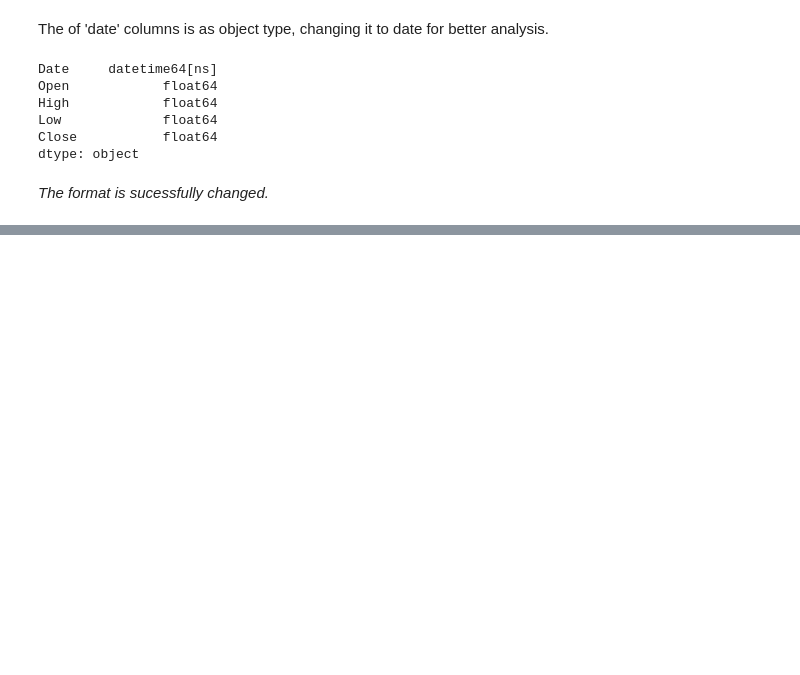
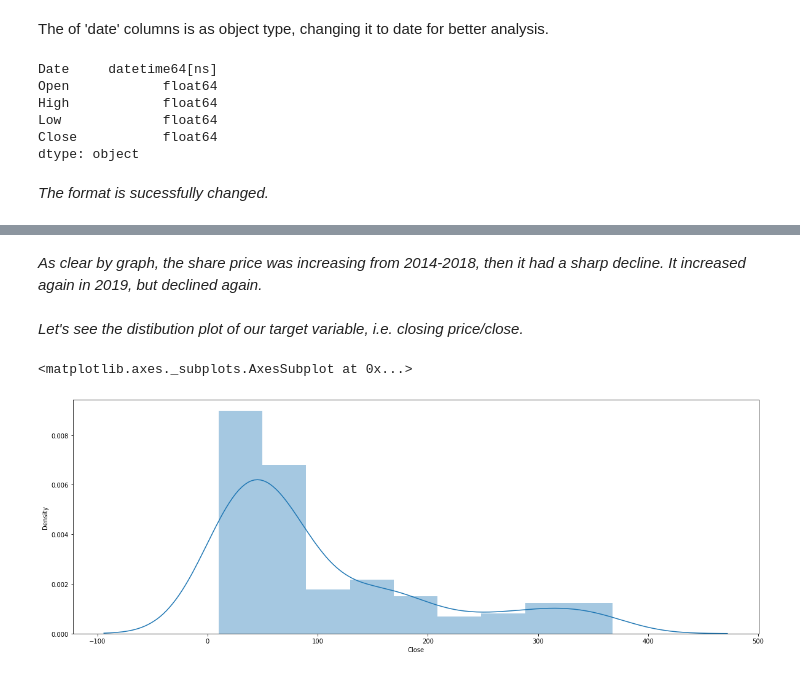
Before and after one commit to akashsinghsharma/almabetter-MLYesBank-RegressionProject, a Jupyter notebook: YES_BANK_Stock_closing_price_prediction.ipynb, the cells around one changed output, grey strips where cells are left out. Drawn from its saved outputs; the diff is of its cells as text; code cells hidden in the pictures; blank space fills up the shorter version.

```diff
--- a/YES_BANK_Stock_closing_price_prediction.ipynb
+++ b/YES_BANK_Stock_closing_price_prediction.ipynb
@@ -165,0 +179,10 @@ dtype: object
+# %% [markdown]
+*As clear by graph, the share price was increasing from 2014-2018, then it had a sharp decline. It increased again in 2019, but declined again.*
+# %% [markdown]
+*Let's see the distibution plot of our target variable, i.e. closing price/close.*
+# %%
+plt.figure(figsize = (20,7))
+sns.distplot(yes_df['Close'] , kde= 'True')
+# %% [output]
+<matplotlib.axes._subplots.AxesSubplot at 0x...>
+[figure, added]
```
Also changed, not shown: parts of 31 cells of this notebook.
